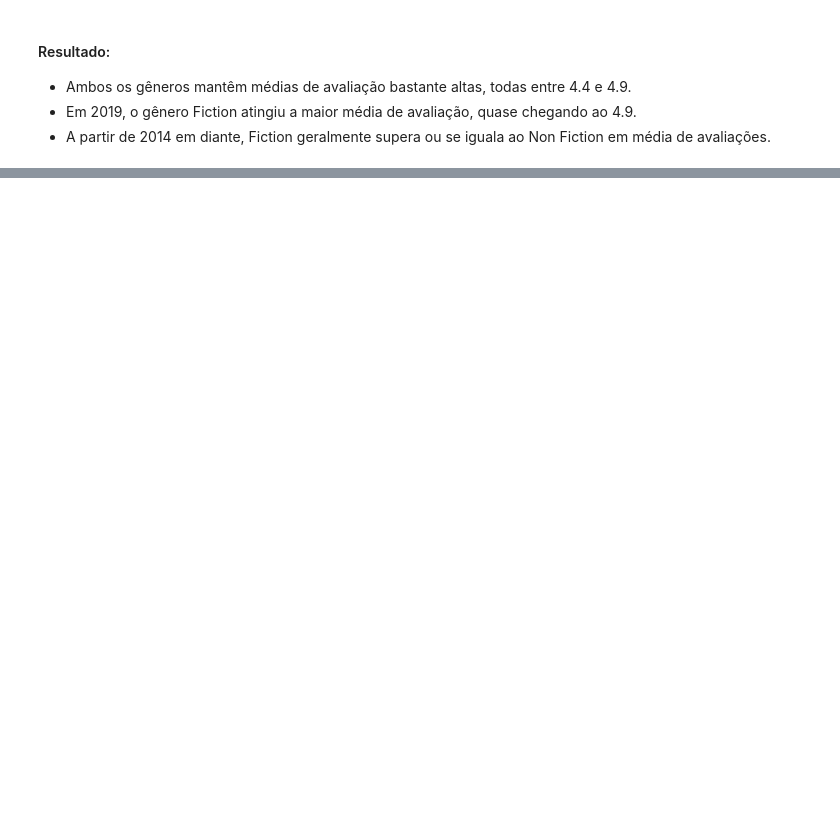
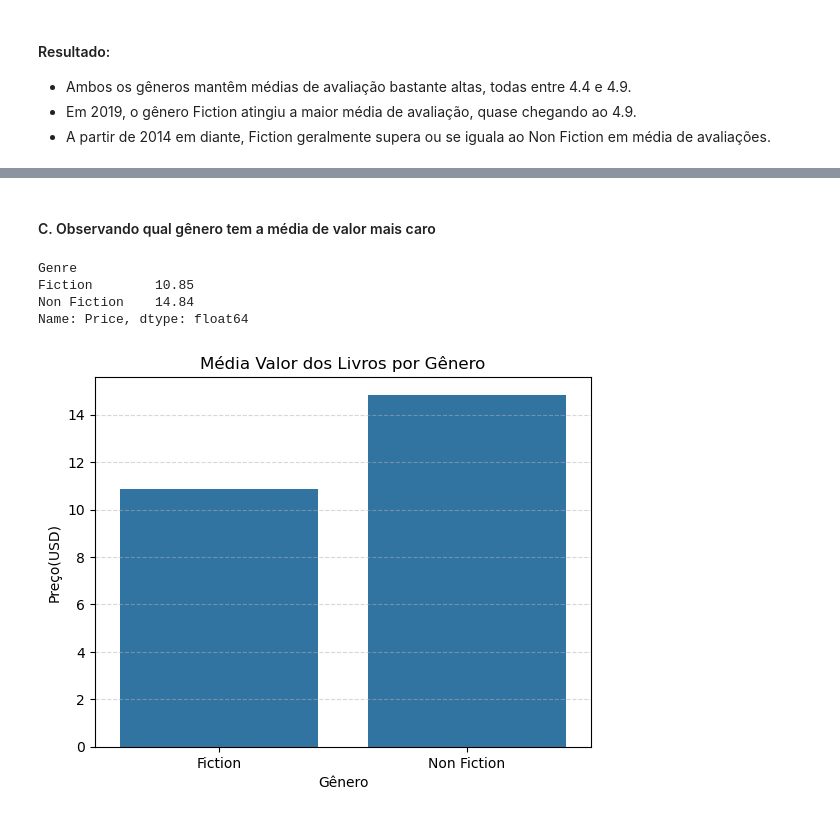
Before and after one commit to GabrielRibeiro0/Analise-de-Dados, a Jupyter notebook: Projetos/Projeto - Amazon Top 50 Bestselling Books 2009–2019/notebooks/bestsellers.ipynb, the cells around one changed output, grey strips where cells are left out. Drawn from its saved outputs; the diff is of its cells as text; code cells hidden in the pictures; blank space fills up the shorter version.

```diff
--- a/Projetos/Projeto - Amazon Top 50 Bestselling Books 2009–2019/notebooks/bestsellers.ipynb
+++ b/Projetos/Projeto - Amazon Top 50 Bestselling Books 2009–2019/notebooks/bestsellers.ipynb
@@ -201,0 +240,17 @@ plt.show()
+# %% [markdown]
+#### C. Observando qual gênero tem a média de valor mais caro
+# %%
+valorMedioPorGenre = bestsellers.groupby("Genre")["Price"].mean().round(2)
+print(valorMedioPorGenre)
+
+sns.barplot(valorMedioPorGenre)
+plt.title("Média Valor dos Livros por Gênero")
+plt.ylabel("Preço(USD)")
+plt.xlabel("Gênero")
+plt.grid(axis="y", linestyle="--", alpha=0.5)
+# %% [output]
+Genre
+Fiction        10.85
+Non Fiction    14.84
+Name: Price, dtype: float64
+[figure, added]
```
Also changed, not shown: parts of 15 cells of this notebook, 3 other files.
